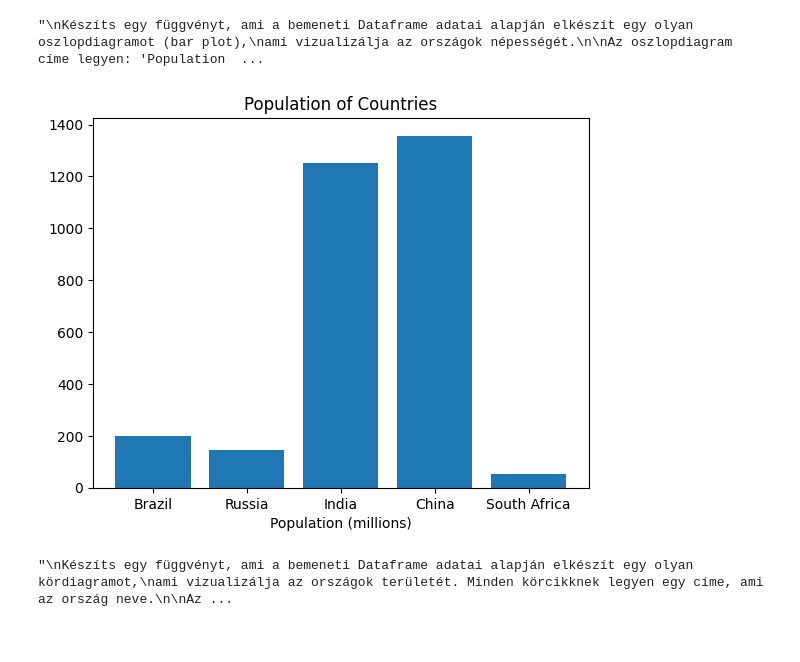
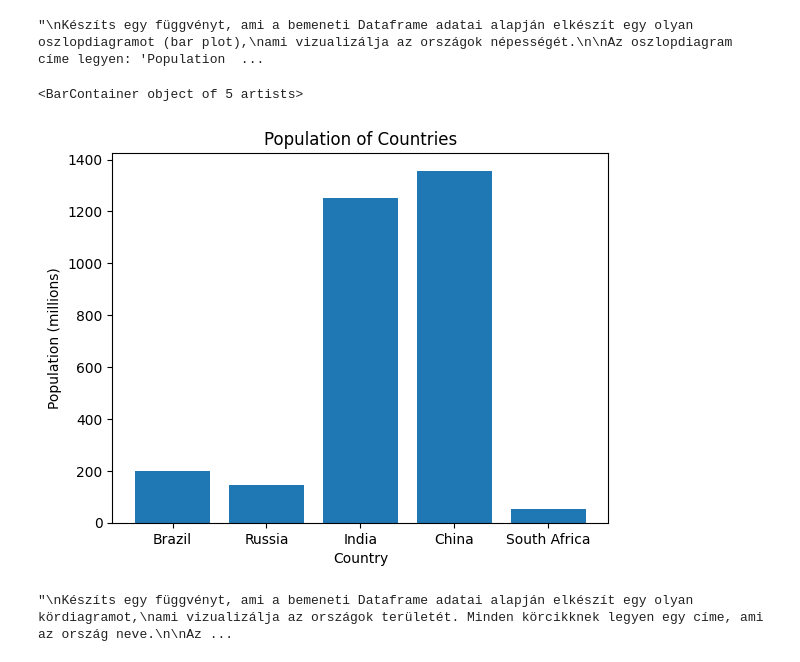
Before and after one commit to spideyboy18/BEVADAT2022232, a Jupyter notebook: GYAK/GYAK04/GYAK04.ipynb, the cells around one changed output. Drawn from its saved outputs; the diff is of its cells as text; code cells hidden in the pictures.

```diff
--- a/GYAK/GYAK04/GYAK04.ipynb
+++ b/GYAK/GYAK04/GYAK04.ipynb
@@ -128,18 +128,18 @@ függvény neve: plot_population
 # %%
 def plot_population(datas: pd.DataFrame)->plt.figure:
     copy_datas = pd.DataFrame.copy(datas)
     x = copy_datas["country"]
     y = copy_datas["population"]
     plt.xlabel("Country")
-    plt.xlabel("Population (millions)")
+    plt.ylabel("Population (millions)")
     plt.title("Population of Countries")
 
-    plt.bar(x, y)
-    plt.show()
+    return plt.bar(x, y)
 df = dict_to_dataframe(stats)
 plot_population(df)
 # %% [output]
+<BarContainer object of 5 artists>
-[figure, old version]
+[figure, new version]
 # %%
 '''
 Készíts egy függvényt, ami a bemeneti Dataframe adatai alapján elkészít egy olyan kördiagramot,
```
Also changed, not shown: parts of 1 cell of this notebook.
